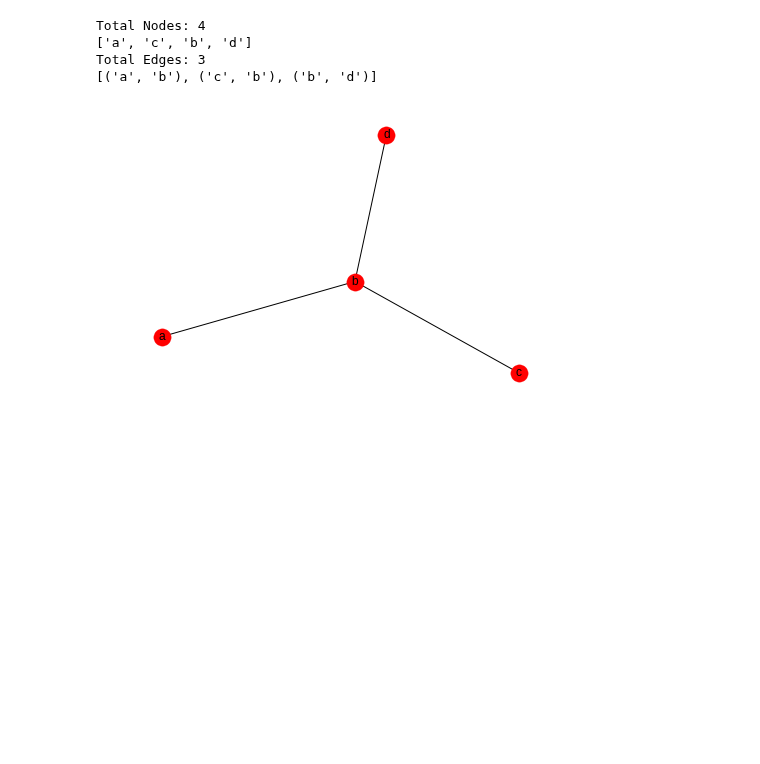
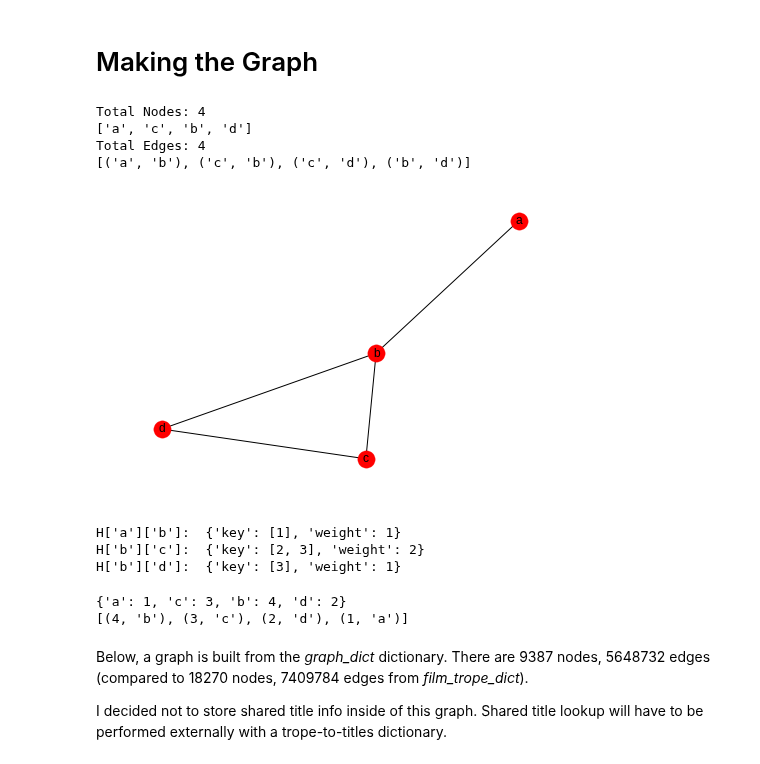
Before and after one commit to PeiZhangOSU/TV_Tropes_Exploratory, a Jupyter notebook: trope_association.ipynb, the cells around one changed output. Saved outputs shown, nothing was run; the diff lists cells and outputs as text; code cells hidden in the pictures; blank space fills up the shorter version.

```diff
--- a/trope_association.ipynb
+++ b/trope_association.ipynb
@@ -59,5 +166,7 @@ film_trope_dict['TheMatrix']
+# %% [markdown]
+# Making the Graph
 # %%
-def add_connection(my_graph, node1, node2):
+def add_connection(node1, node2, my_graph):
     '''Add a new connection of node1-node2 to my_graph.
        If edge[node1][node2] already exists in my_graph, add 1 weight.
        Otherwise, create edge[node1][node2] and give it a weight of 1.'''
@@ -68,46 +177,82 @@ def add_connection(my_graph, node1, node2):
         my_graph.add_edge(node1, node2, {'weight':1})
 
 
-def build_graph(my_dict):
+def build_graph(my_dict, attr_name=None):
     '''Build a undirected, weighted graph from a dictionary. Each value is a list of items.
-    If item A and B appeared in the same value, add an edge between A-B.'''
+    If item A and B appeared in the same value, add an edge between A-B.
+    If attr_name is specified (has to be a string), store dict key value in an edge attribute 'attr_name' of A-B.
+    This attribute will eventually become a list of all keys that have both A and B.'''
 
     G = nx.Graph()
-    for value in my_dict.values():
+    for key, value in my_dict.items():
         for (item1, item2) in itertools.combinations(value, 2):
             if item1 != item2:
-                add_connection(G, item1, item2)
+                add_connection(item1, item2, G)
+                if type(attr_name) == str:
+                    try:
+                        G[item1][item2][attr_name].append(key)
+                    except KeyError:
+                        G[item1][item2][attr_name] = [key]
+
     return G
 
 
 def print_graph(my_graph, verbose=False, draw_graph=False):
     '''Print a summary of nodes and edges of my_graph, possibly with a picture presentation.'''
+    # Only count once
+    n_nodes = len(my_graph.nodes())
+    n_edges = len(my_graph.edges())
 
     # Nodes
-    print('Total Nodes: {}'.format(len(my_graph.nodes())))
+    print('Total Nodes: {}'.format(n_nodes))
     if verbose:
         print(my_graph.nodes())
 
     # Edges
-    print('Total Edges: {}'.format(len(my_graph.edges())))
+    print('Total Edges: {}'.format(n_edges))
     if verbose:
         print(my_graph.edges())
 
     # Draw graph
     if draw_graph:
-        if len(my_graph.nodes()) > 50:
+        if n_nodes > 50:
             print('More than 50 nodes: drawing is not recommended.')
         else:
             nx.draw(my_graph, with_labels=True)
             plt.show()
 # %%
 # minimum test example
-H = build_graph({1:['a', 'b'], 2:['b', 'c'], 3:['b', 'd']})
+H = build_graph({1:['a', 'b'], 2:['b', 'c'], 3:['b', 'c', 'd']}, attr_name='key')
 print_graph(H, verbose=True, draw_graph=True)
+print("H['a']['b']: ", H['a']['b'])
+print("H['b']['c']: ", H['b']['c'])
+print("H['b']['d']: ", H['b']['d'])
 # %% [output]
 Total Nodes: 4
 ['a', 'c', 'b', 'd']
-Total Edges: 3
-[('a', 'b'), ('c', 'b'), ('b', 'd')]
+Total Edges: 4
+[('a', 'b'), ('c', 'b'), ('c', 'd'), ('b', 'd')]
-[figure, old version]
+[figure, new version]
+H['a']['b']:  {'key': [1], 'weight': 1}
+H['b']['c']:  {'key': [2, 3], 'weight': 2}
+H['b']['d']:  {'key': [3], 'weight': 1}
+# %%
+# Useful for sorting large dictionaries
+def heapsort_nlargest(my_dict, n):
+    '''Use heaps to efficiently find n largest items (sorted by value) from a dictionary.'''
+    h = []
+    for key, value in my_dict.items():
+        heapq.heappush(h, (value, key))
+    return heapq.nlargest(n, h)
+
+# test
+print(H.degree(weight='weight'))
+print(heapsort_nlargest(H.degree(weight='weight'), 5))
+# %% [output]
+{'a': 1, 'c': 3, 'b': 4, 'd': 2}
+[(4, 'b'), (3, 'c'), (2, 'd'), (1, 'a')]
+# %% [markdown]
+Below, a graph is built from the *graph_dict* dictionary. There are 9387 nodes, 5648732 edges (compared to 18270 nodes, 7409784 edges from *film_trope_dict*).
+
+I decided not to store shared title info inside of this graph. Shared title lookup will have to be performed externally with a trope-to-titles dictionary.
 # %%
```
Also changed, not shown: parts of 26 cells of this notebook, 1 other file.
